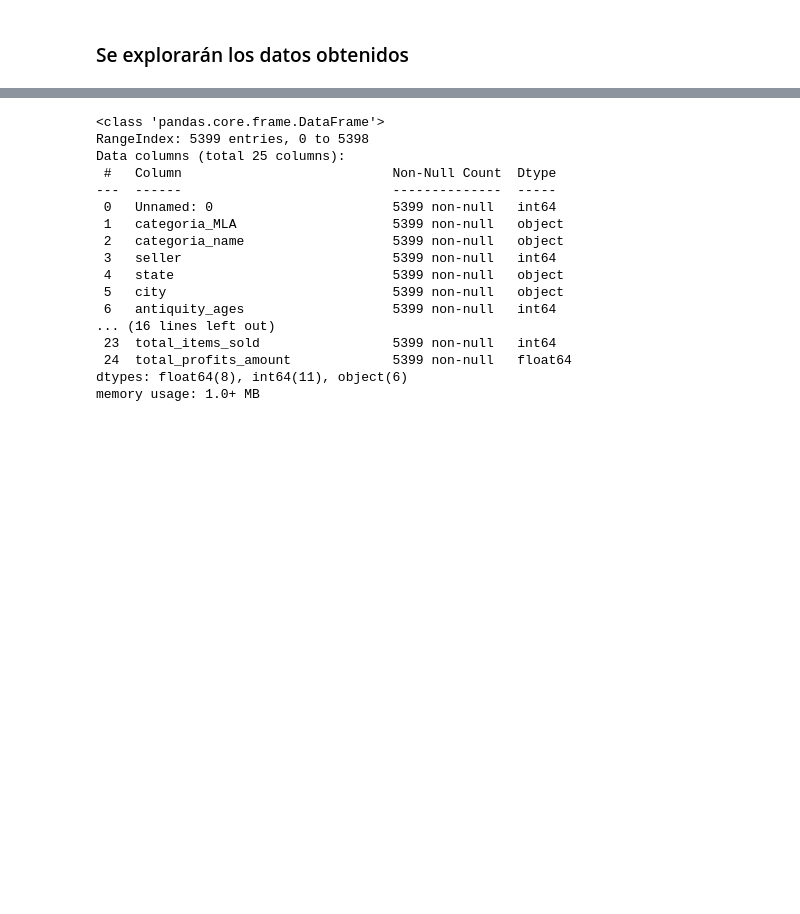
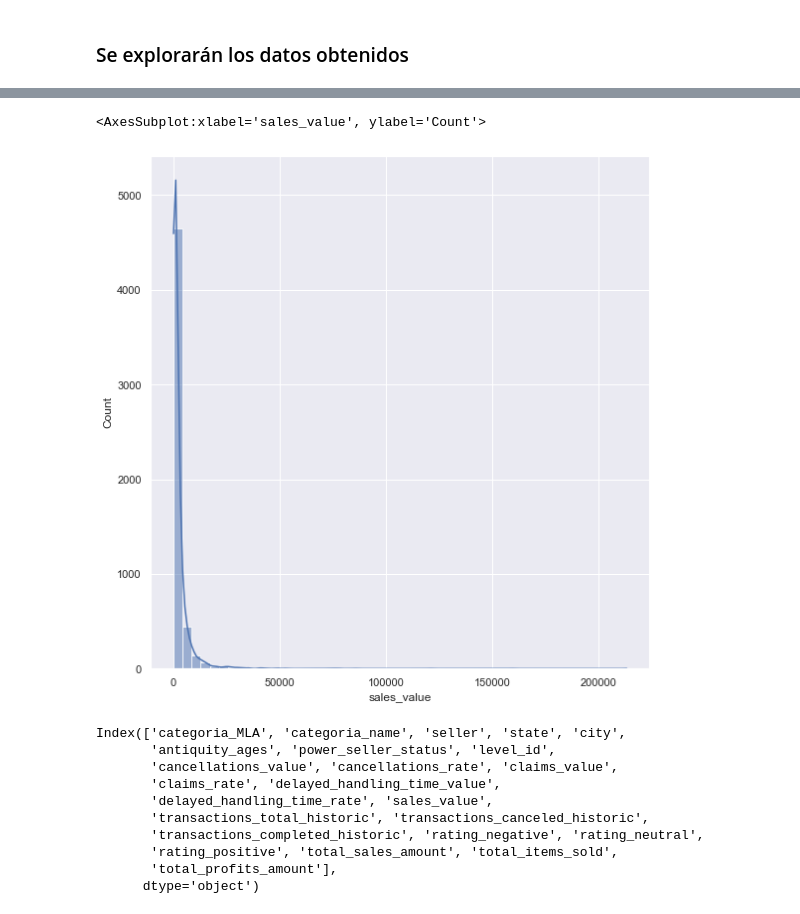
Before and after one commit to ibelogi/meli_challengeDS, a Jupyter notebook: notebooks/02_EDA.ipynb, the cells around one changed output, grey strips where cells are left out. Saved outputs shown, nothing was run; the diff lists cells and outputs as text; code cells hidden in the pictures; blank space fills up the shorter version.

```diff
--- a/notebooks/02_EDA.ipynb
+++ b/notebooks/02_EDA.ipynb
@@ -14,20 +243,18 @@ data = pd.read_csv('../data/20220318_dataset_sellers.csv')
+# %%
+sns.histplot(data=data, x="sales_value",kde=True, bins= 50)
+# %% [output]
+<AxesSubplot:xlabel='sales_value', ylabel='Count'>
+[figure, added]
 # %%
-data.info()
+data.columns
 # %% [output]
-<class 'pandas.core.frame.DataFrame'>
-RangeIndex: 5399 entries, 0 to 5398
-Data columns (total 25 columns):
- #   Column                           Non-Null Count  Dtype
----  ------                           --------------  -----
- 0   Unnamed: 0                       5399 non-null   int64
- 1   categoria_MLA                    5399 non-null   object
- 2   categoria_name                   5399 non-null   object
- 3   seller                           5399 non-null   int64
- 4   state                            5399 non-null   object
- 5   city                             5399 non-null   object
- 6   antiquity_ages                   5399 non-null   int64
-... (16 lines left out)
- 23  total_items_sold                 5399 non-null   int64
- 24  total_profits_amount             5399 non-null   float64
-dtypes: float64(8), int64(11), object(6)
-memory usage: 1.0+ MB
+Index(['categoria_MLA', 'categoria_name', 'seller', 'state', 'city',
+       'antiquity_ages', 'power_seller_status', 'level_id',
+       'cancellations_value', 'cancellations_rate', 'claims_value',
+       'claims_rate', 'delayed_handling_time_value',
+       'delayed_handling_time_rate', 'sales_value',
+       'transactions_total_historic', 'transactions_canceled_historic',
+       'transactions_completed_historic', 'rating_negative', 'rating_neutral',
+       'rating_positive', 'total_sales_amount', 'total_items_sold',
+       'total_profits_amount'],
+      dtype='object')
```
Also changed, not shown: parts of 25 cells of this notebook, 3 other files.
